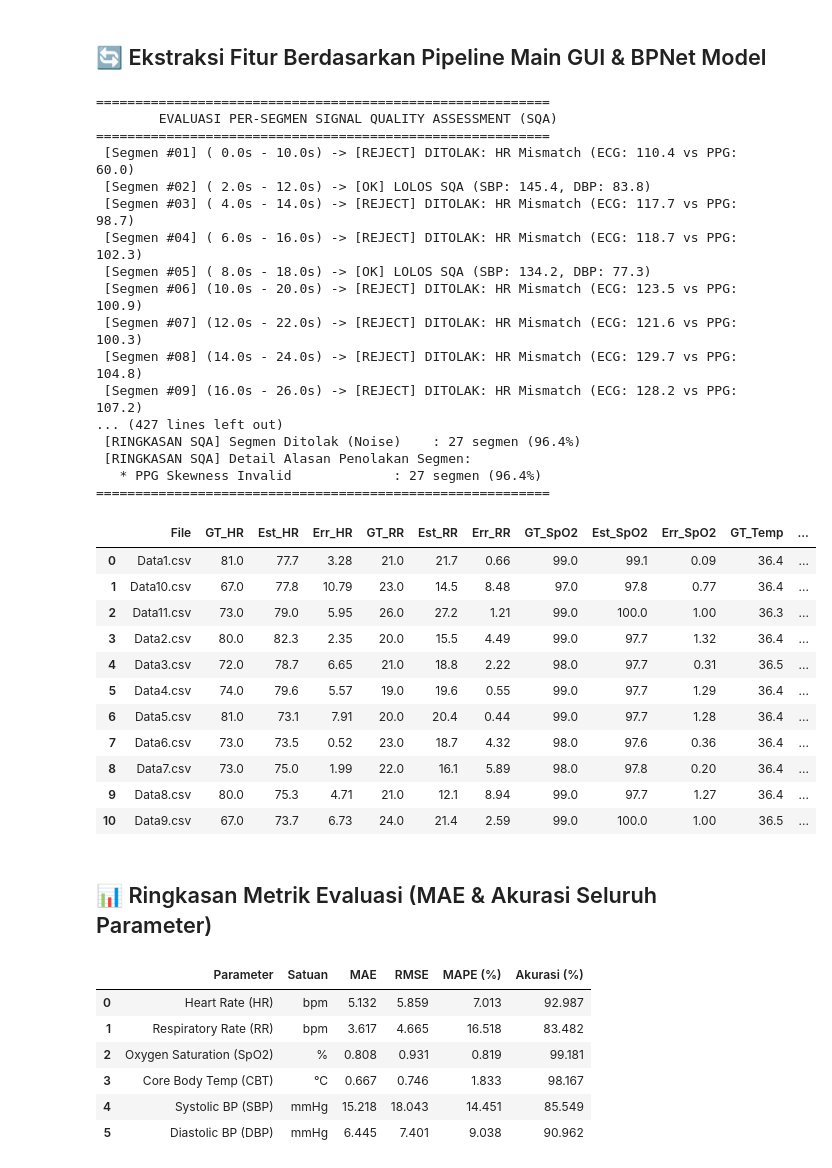
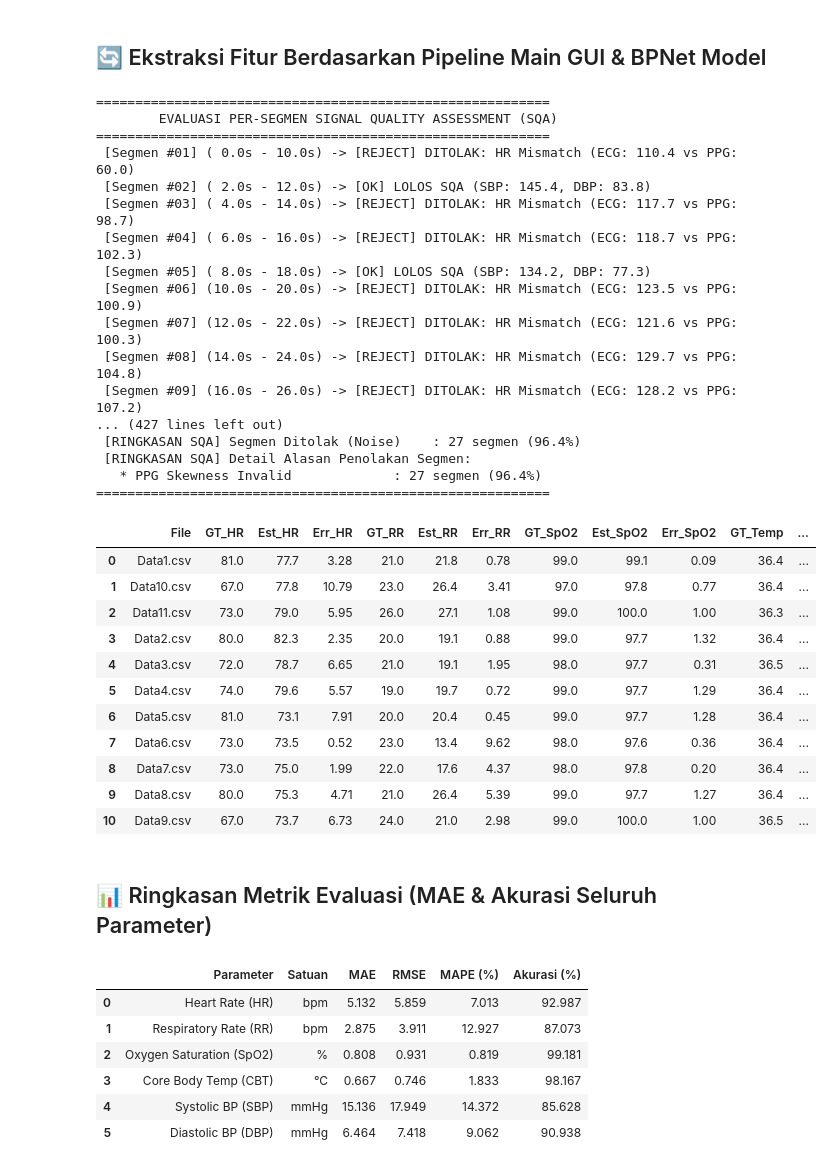
Before and after one commit to FaridAlfaruq/triago_app, a Jupyter notebook: testing_primer/test_data_primer.ipynb, the cells around one changed output. Saved outputs shown, nothing was run; the diff lists cells and outputs as text; code cells hidden in the pictures.

```diff
--- a/testing_primer/test_data_primer.ipynb
+++ b/testing_primer/test_data_primer.ipynb
@@ -62,7 +62,7 @@ for f in files:
     gt_sbp = float(df["SBP_Ground_Truth"].iloc[0])
     gt_dbp = float(df["DBP_Ground_Truth"].iloc[0])
 
-    # 1. Pipeline ECG (Downsample 125 Hz, Filtering, R-Peak, HR, & RR)
+    # 1. Pipeline ECG (Downsample 125 Hz, Notch, Detrend, Lowpass & Savgol Filtering, R-Peak, HR, & RR)
     ecg_125, time_125 = ecg_processor.downsample(raw_ecg, raw_time, 400)
     sig_notch = ecg_processor.notch(ecg_125, freq=50.0, fs=125)
     sig_detrend = ecg_processor.detrending(sig_notch, fs=125)
@@ -71,7 +71,7 @@ for f in files:
 
     r_peaks, _ = ecg_processor.detect_r_peaks(ecg_125, fs=125)
     hr_est = ecg_processor.calculate_heart_rate(r_peaks, fs=125)
-    rr_est, _, _ = ecg_processor.calculate_respiration_rate(ecg_125, r_peaks, fs=125)
+    rr_est, _, _ = ecg_processor.calculate_respiration_rate(ecg_smooth, r_peaks, fs=125)
 
     # 2. Pipeline PPG (SpO2 & PI)
     ppg_res = ppg_processor.process_ppg(raw_time, raw_red, raw_ir, fs_orig=400)
@@ -107,44 +107,44 @@ for f in files:
         "File": f.name,
         "GT_HR": gt_hr, "Est_HR": round(hr_est, 1), "Err_HR": abs(hr_est - gt_hr),
         "GT_RR": gt_rr, "Est_RR": round(rr_est, 1), "Err_RR": abs(rr_est - gt_rr),
         "GT_SpO2": gt_spo2, "Est_SpO2": round(spo2_est, 1), "Err_SpO2": abs(spo2_est - gt_spo2),
         "GT_Temp": gt_temp, "Est_Temp": round(temp_est, 2), "Err_Temp": abs(temp_est - gt_temp),
         "GT_SBP": gt_sbp, "Est_SBP": round(sbp_est, 1), "Err_SBP": abs(sbp_est - gt_sbp),
         "GT_DBP": gt_dbp, "Est_DBP": round(dbp_est, 1), "Err_DBP": abs(dbp_est - gt_dbp),
     })
 
 df_results = pd.DataFrame(results_list)
 df_results
 # %% [output]
 ==========================================================
         EVALUASI PER-SEGMEN SIGNAL QUALITY ASSESSMENT (SQA)
 ==========================================================
  [Segmen #01] ( 0.0s - 10.0s) -> [REJECT] DITOLAK: HR Mismatch (ECG: 110.4 vs PPG: 60.0)
  [Segmen #02] ( 2.0s - 12.0s) -> [OK] LOLOS SQA (SBP: 145.4, DBP: 83.8)
  [Segmen #03] ( 4.0s - 14.0s) -> [REJECT] DITOLAK: HR Mismatch (ECG: 117.7 vs PPG: 98.7)
  [Segmen #04] ( 6.0s - 16.0s) -> [REJECT] DITOLAK: HR Mismatch (ECG: 118.7 vs PPG: 102.3)
  [Segmen #05] ( 8.0s - 18.0s) -> [OK] LOLOS SQA (SBP: 134.2, DBP: 77.3)
  [Segmen #06] (10.0s - 20.0s) -> [REJECT] DITOLAK: HR Mismatch (ECG: 123.5 vs PPG: 100.9)
  [Segmen #07] (12.0s - 22.0s) -> [REJECT] DITOLAK: HR Mismatch (ECG: 121.6 vs PPG: 100.3)
  [Segmen #08] (14.0s - 24.0s) -> [REJECT] DITOLAK: HR Mismatch (ECG: 129.7 vs PPG: 104.8)
  [Segmen #09] (16.0s - 26.0s) -> [REJECT] DITOLAK: HR Mismatch (ECG: 128.2 vs PPG: 107.2)
 ... (427 lines left out)
  [RINGKASAN SQA] Segmen Ditolak (Noise)    : 27 segmen (96.4%)
  [RINGKASAN SQA] Detail Alasan Penolakan Segmen:
    * PPG Skewness Invalid             : 27 segmen (96.4%)
 ==========================================================
 |  | File | GT_HR | Est_HR | Err_HR | GT_RR | Est_RR | Err_RR | GT_SpO2 | Est_SpO2 | Err_SpO2 | GT_Temp | ... |
-| 0 | Data1.csv | 81.0 | 77.7 | 3.28 | 21.0 | 21.7 | 0.66 | 99.0 | 99.1 | 0.09 | 36.4 | ... |
-| 1 | Data10.csv | 67.0 | 77.8 | 10.79 | 23.0 | 14.5 | 8.48 | 97.0 | 97.8 | 0.77 | 36.4 | ... |
-| 2 | Data11.csv | 73.0 | 79.0 | 5.95 | 26.0 | 27.2 | 1.21 | 99.0 | 100.0 | 1.00 | 36.3 | ... |
-| 3 | Data2.csv | 80.0 | 82.3 | 2.35 | 20.0 | 15.5 | 4.49 | 99.0 | 97.7 | 1.32 | 36.4 | ... |
-| 4 | Data3.csv | 72.0 | 78.7 | 6.65 | 21.0 | 18.8 | 2.22 | 98.0 | 97.7 | 0.31 | 36.5 | ... |
-| 5 | Data4.csv | 74.0 | 79.6 | 5.57 | 19.0 | 19.6 | 0.55 | 99.0 | 97.7 | 1.29 | 36.4 | ... |
-| 6 | Data5.csv | 81.0 | 73.1 | 7.91 | 20.0 | 20.4 | 0.44 | 99.0 | 97.7 | 1.28 | 36.4 | ... |
-| 7 | Data6.csv | 73.0 | 73.5 | 0.52 | 23.0 | 18.7 | 4.32 | 98.0 | 97.6 | 0.36 | 36.4 | ... |
-| 8 | Data7.csv | 73.0 | 75.0 | 1.99 | 22.0 | 16.1 | 5.89 | 98.0 | 97.8 | 0.20 | 36.4 | ... |
-| 9 | Data8.csv | 80.0 | 75.3 | 4.71 | 21.0 | 12.1 | 8.94 | 99.0 | 97.7 | 1.27 | 36.4 | ... |
-| 10 | Data9.csv | 67.0 | 73.7 | 6.73 | 24.0 | 21.4 | 2.59 | 99.0 | 100.0 | 1.00 | 36.5 | ... |
+| 0 | Data1.csv | 81.0 | 77.7 | 3.28 | 21.0 | 21.8 | 0.78 | 99.0 | 99.1 | 0.09 | 36.4 | ... |
+| 1 | Data10.csv | 67.0 | 77.8 | 10.79 | 23.0 | 26.4 | 3.41 | 97.0 | 97.8 | 0.77 | 36.4 | ... |
+| 2 | Data11.csv | 73.0 | 79.0 | 5.95 | 26.0 | 27.1 | 1.08 | 99.0 | 100.0 | 1.00 | 36.3 | ... |
+| 3 | Data2.csv | 80.0 | 82.3 | 2.35 | 20.0 | 19.1 | 0.88 | 99.0 | 97.7 | 1.32 | 36.4 | ... |
+| 4 | Data3.csv | 72.0 | 78.7 | 6.65 | 21.0 | 19.1 | 1.95 | 98.0 | 97.7 | 0.31 | 36.5 | ... |
+| 5 | Data4.csv | 74.0 | 79.6 | 5.57 | 19.0 | 19.7 | 0.72 | 99.0 | 97.7 | 1.29 | 36.4 | ... |
+| 6 | Data5.csv | 81.0 | 73.1 | 7.91 | 20.0 | 20.4 | 0.45 | 99.0 | 97.7 | 1.28 | 36.4 | ... |
+| 7 | Data6.csv | 73.0 | 73.5 | 0.52 | 23.0 | 13.4 | 9.62 | 98.0 | 97.6 | 0.36 | 36.4 | ... |
+| 8 | Data7.csv | 73.0 | 75.0 | 1.99 | 22.0 | 17.6 | 4.37 | 98.0 | 97.8 | 0.20 | 36.4 | ... |
+| 9 | Data8.csv | 80.0 | 75.3 | 4.71 | 21.0 | 26.4 | 5.39 | 99.0 | 97.7 | 1.27 | 36.4 | ... |
+| 10 | Data9.csv | 67.0 | 73.7 | 6.73 | 24.0 | 21.0 | 2.98 | 99.0 | 100.0 | 1.00 | 36.5 | ... |
 # %% [markdown]
 ## 📊 Ringkasan Metrik Evaluasi (MAE & Akurasi Seluruh Parameter)
 # %%
@@ -179,8 +179,8 @@ df_summary
 # %% [output]
 |  | Parameter | Satuan | MAE | RMSE | MAPE (%) | Akurasi (%) |
 | 0 | Heart Rate (HR) | bpm | 5.132 | 5.859 | 7.013 | 92.987 |
-| 1 | Respiratory Rate (RR) | bpm | 3.617 | 4.665 | 16.518 | 83.482 |
+| 1 | Respiratory Rate (RR) | bpm | 2.875 | 3.911 | 12.927 | 87.073 |
 | 2 | Oxygen Saturation (SpO2) | % | 0.808 | 0.931 | 0.819 | 99.181 |
 | 3 | Core Body Temp (CBT) | °C | 0.667 | 0.746 | 1.833 | 98.167 |
-| 4 | Systolic BP (SBP) | mmHg | 15.218 | 18.043 | 14.451 | 85.549 |
-| 5 | Diastolic BP (DBP) | mmHg | 6.445 | 7.401 | 9.038 | 90.962 |
+| 4 | Systolic BP (SBP) | mmHg | 15.136 | 17.949 | 14.372 | 85.628 |
+| 5 | Diastolic BP (DBP) | mmHg | 6.464 | 7.418 | 9.062 | 90.938 |
```
Also changed, not shown: 1 other file.
